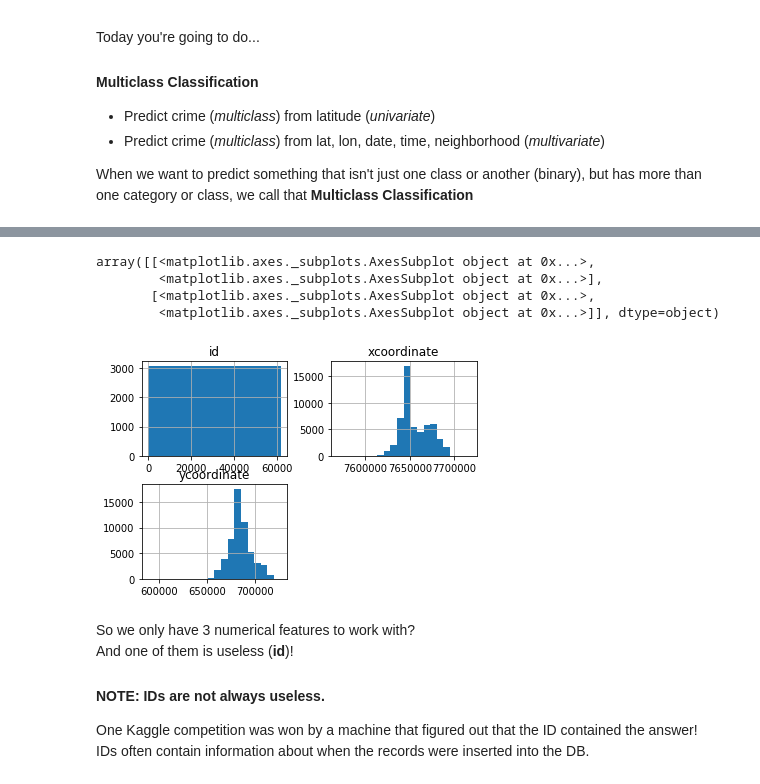
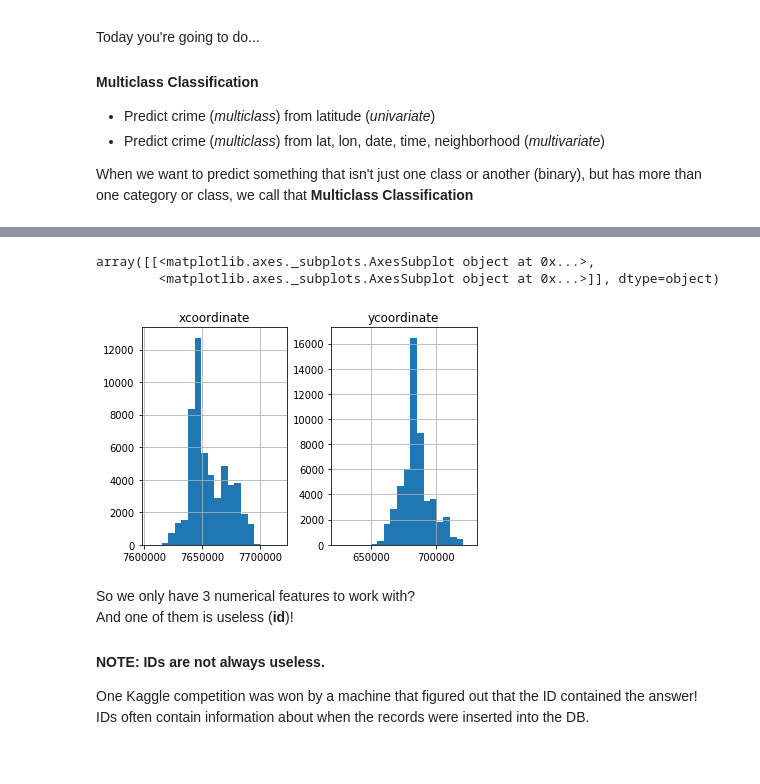
Before and after one commit to hackoregon/civicu-machine-learning, a Jupyter notebook: lessons/02-GIS-and-Multiclass-Classification/Multiclass Classification of Portland Crime.ipynb, the cells around one changed output, grey strips where cells are left out. Drawn from its saved outputs; the diff is of its cells as text; code cells hidden in the pictures.

```diff
--- a/lessons/02-GIS-and-Multiclass-Classification/Multiclass Classification of Portland Crime.ipynb
+++ b/lessons/02-GIS-and-Multiclass-Classification/Multiclass Classification of Portland Crime.ipynb
@@ -63,11 +152,9 @@ df.describe()
 # %%
-df.hist(bins=20)
+df[['xcoordinate', 'ycoordinate']].hist(bins=20)
 # %% [output]
 array([[<matplotlib.axes._subplots.AxesSubplot object at 0x...>,
-        <matplotlib.axes._subplots.AxesSubplot object at 0x...>],
-       [<matplotlib.axes._subplots.AxesSubplot object at 0x...>,
         <matplotlib.axes._subplots.AxesSubplot object at 0x...>]], dtype=object)
-[figure, old version]
+[figure, new version]
 # %% [markdown]
 So we only have 3 numerical features to work with?
 And one of them is useless (**id**)!
```
Also changed, not shown: parts of 24 cells of this notebook.
